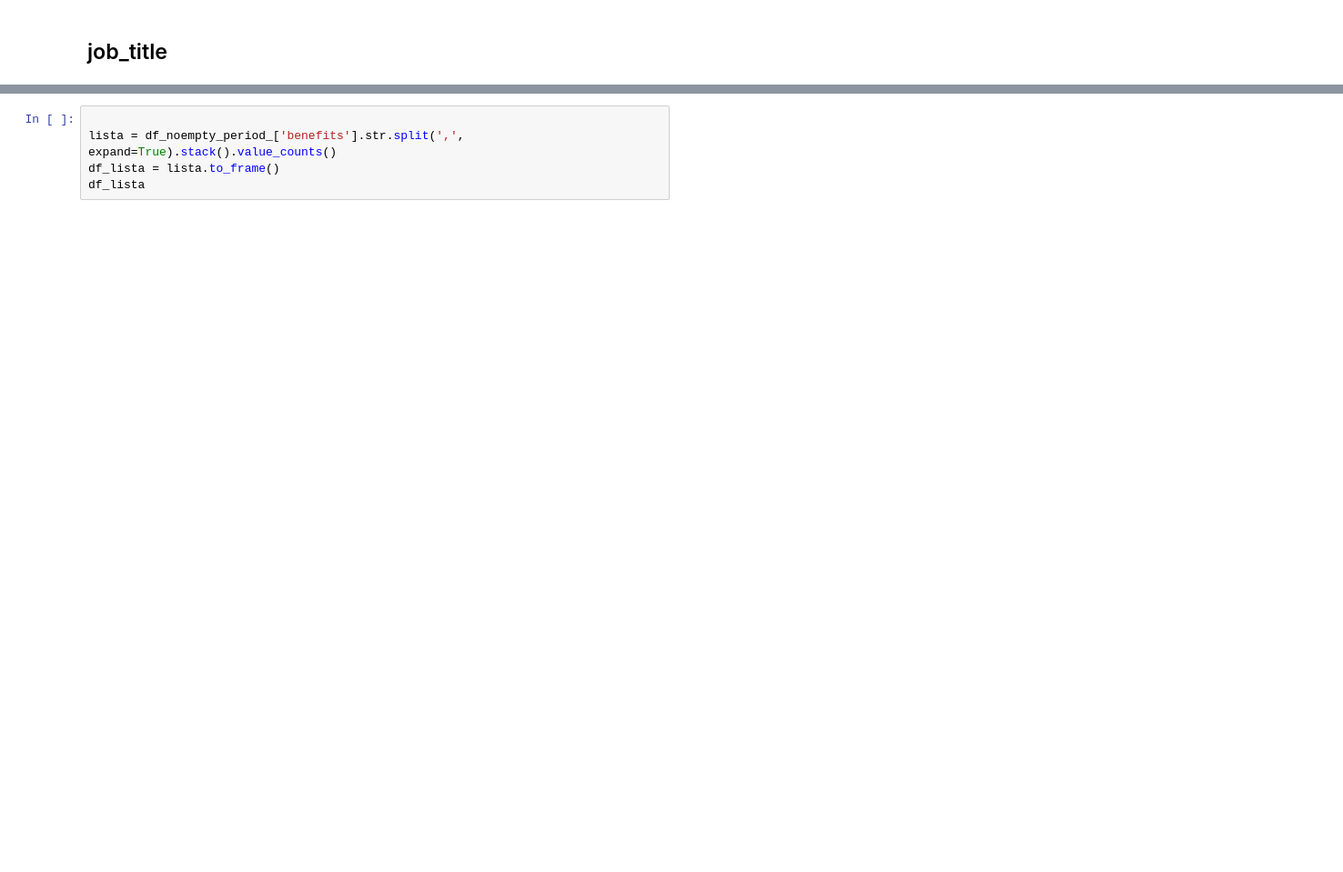
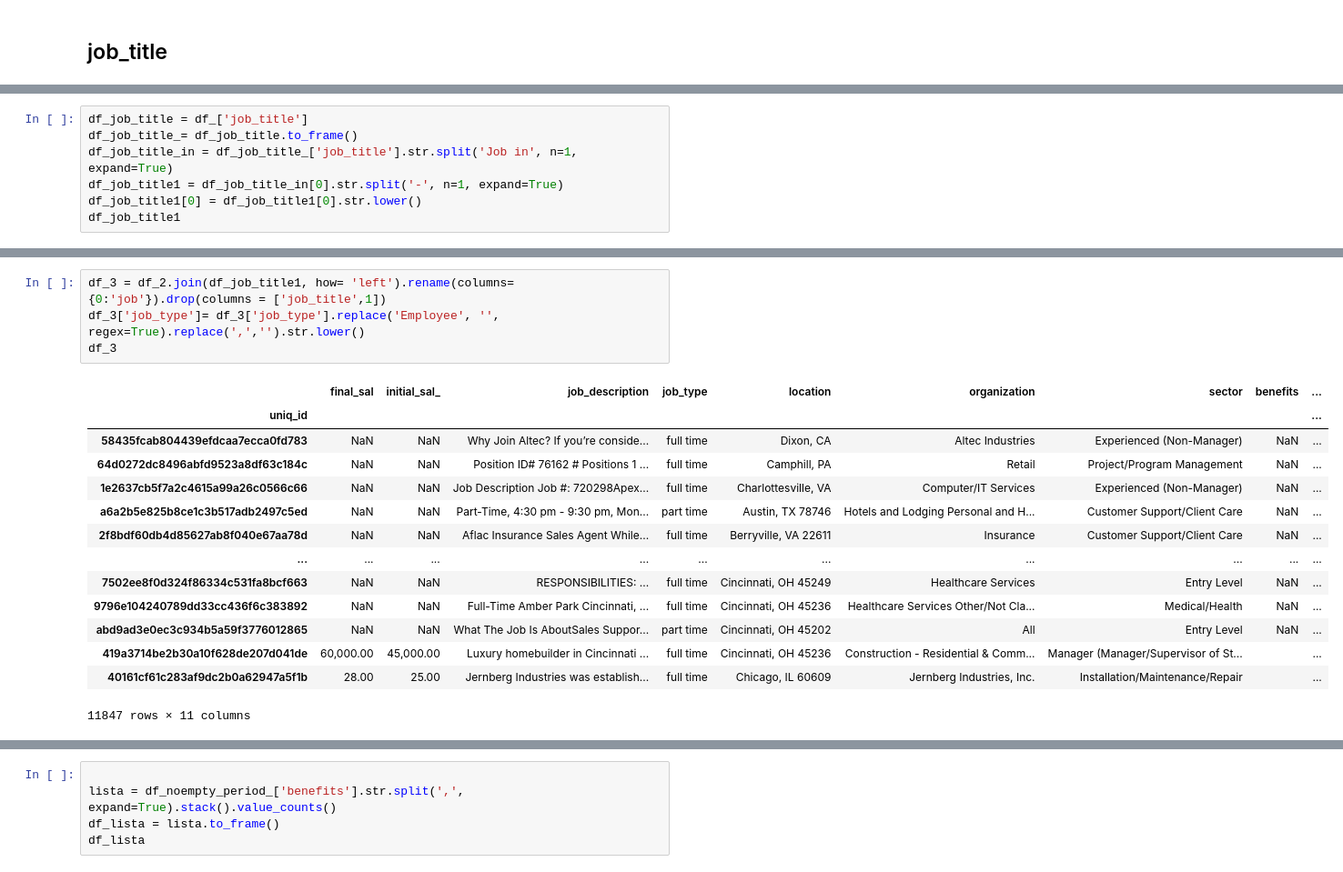
Before and after one commit to yohan-alfonso/Data_Cleansing_with_Python, a Jupyter notebook: main.ipynb, the cells around one changed output, grey strips where cells are left out. Shown at 91% size. Cells and saved outputs as stored; diff of their text form; blank space fills up the shorter version.

Commit message:
update job_type and location

```diff
--- a/main.ipynb
+++ b/main.ipynb
@@ -691,0 +687,7 @@ AttributeError: 'DataFrame' object has no attribute 'str'
+# %%
+df_job_title = df_['job_title']
+df_job_title_= df_job_title.to_frame()
+df_job_title_in = df_job_title_['job_title'].str.split('Job in', n=1, expand=True)
+df_job_title1 = df_job_title_in[0].str.split('-', n=1, expand=True)
+df_job_title1[0] = df_job_title1[0].str.lower()
+df_job_title1
@@ -691,0 +709,19 @@ AttributeError: 'DataFrame' object has no attribute 'str'
+# %%
+df_3 = df_2.join(df_job_title1, how= 'left').rename(columns={0:'job'}).drop(columns = ['job_title',1])
+df_3['job_type']= df_3['job_type'].replace('Employee', '', regex=True).replace(',','').str.lower()
+df_3
+# %% [output]
+|  | final_sal | initial_sal_ | job_description | job_type | location | organization | sector | benefits | ... |
+| uniq_id |  |  |  |  |  |  |  |  | ... |
+| 58435fcab804439efdcaa7ecca0fd783 | NaN | NaN | Why Join Altec? If you’re conside... | full time | Dixon, CA | Altec Industries | Experienced (Non-Manager) | NaN | ... |
+| 64d0272dc8496abfd9523a8df63c184c | NaN | NaN | Position ID# 76162 # Positions 1 ... | full time | Camphill, PA | Retail | Project/Program Management | NaN | ... |
+| 1e2637cb5f7a2c4615a99a26c0566c66 | NaN | NaN | Job Description Job #: 720298Apex... | full time | Charlottesville, VA | Computer/IT Services | Experienced (Non-Manager) | NaN | ... |
+| a6a2b5e825b8ce1c3b517adb2497c5ed | NaN | NaN | Part-Time, 4:30 pm - 9:30 pm, Mon... | part time | Austin, TX 78746 | Hotels and Lodging Personal and H... | Customer Support/Client Care | NaN | ... |
+| 2f8bdf60db4d85627ab8f040e67aa78d | NaN | NaN | Aflac Insurance Sales Agent While... | full time | Berryville, VA 22611 | Insurance | Customer Support/Client Care | NaN | ... |
+| ... | ... | ... | ... | ... | ... | ... | ... | ... | ... |
+| 7502ee8f0d324f86334c531fa8bcf663 | NaN | NaN | RESPONSIBILITIES: ... | full time | Cincinnati, OH 45249 | Healthcare Services | Entry Level | NaN | ... |
+| 9796e104240789dd33cc436f6c383892 | NaN | NaN | Full-Time Amber Park Cincinnati, ... | full time | Cincinnati, OH 45236 | Healthcare Services Other/Not Cla... | Medical/Health | NaN | ... |
+| abd9ad3e0ec3c934b5a59f3776012865 | NaN | NaN | What The Job Is AboutSales Suppor... | part time | Cincinnati, OH 45202 | All | Entry Level | NaN | ... |
+| 419a3714be2b30a10f628de207d041de | 60,000.00 | 45,000.00 | Luxury homebuilder in Cincinnati ... | full time | Cincinnati, OH 45236 | Construction - Residential & Comm... | Manager (Manager/Supervisor of St... |  | ... |
+| 40161cf61c283af9dc2b0a62947a5f1b | 28.00 | 25.00 | Jernberg Industries was establish... | full time | Chicago, IL 60609 | Jernberg Industries, Inc. | Installation/Maintenance/Repair |  | ... |
+11847 rows × 11 columns
```
Also changed, not shown: parts of 8 cells of this notebook.
